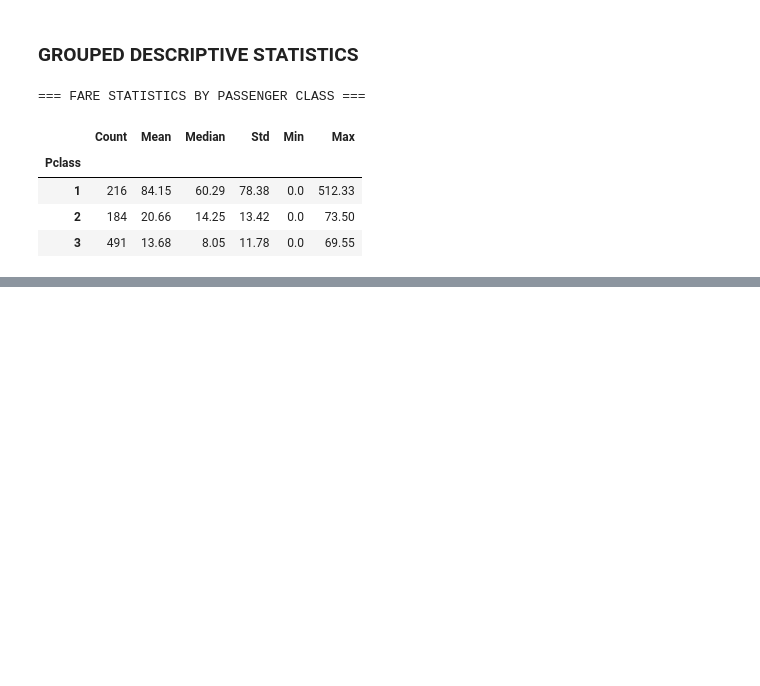
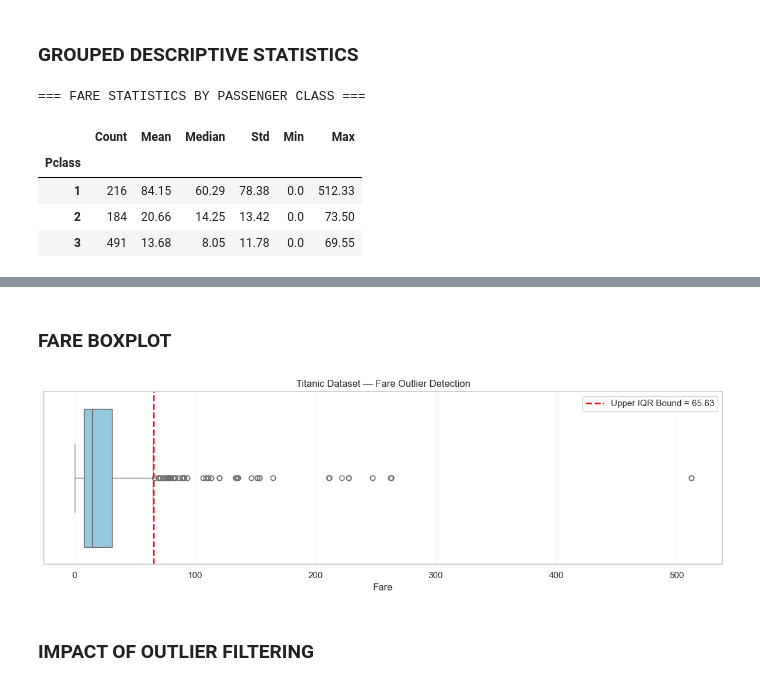
Before and after one commit to bibo0610/language-identification-translator, a Jupyter notebook: notebooks/Titanic_Chapter2_Feature_Engineering.ipynb, the cells around one changed output, grey strips where cells are left out. Cells and saved outputs as stored; diff of their text form; code cells hidden in the pictures; blank space fills up the shorter version.

```diff
--- a/notebooks/Titanic_Chapter2_Feature_Engineering.ipynb
+++ b/notebooks/Titanic_Chapter2_Feature_Engineering.ipynb
@@ -560,0 +621,30 @@ display(fare_by_class)
+# %% [markdown]
+### FARE BOXPLOT
+# %%
+fig, ax = plt.subplots(figsize=(12, 4))
+
+sns.boxplot(
+    x=df["Fare"],
+    ax=ax,
+    color="skyblue"
+)
+
+ax.axvline(
+    upper_bound,
+    color="red",
+    linestyle="--",
+    linewidth=2,
+    label=f"Upper IQR Bound = {upper_bound:.2f}"
+)
+
+ax.set_title("Titanic Dataset — Fare Outlier Detection")
+ax.set_xlabel("Fare")
+ax.legend()
+ax.grid(axis="x", alpha=0.25)
+
+plt.tight_layout()
+plt.show()
+# %% [output]
+[figure, added]
+# %% [markdown]
+### IMPACT OF OUTLIER FILTERING
```
Also changed, not shown: parts of 12 cells of this notebook.
